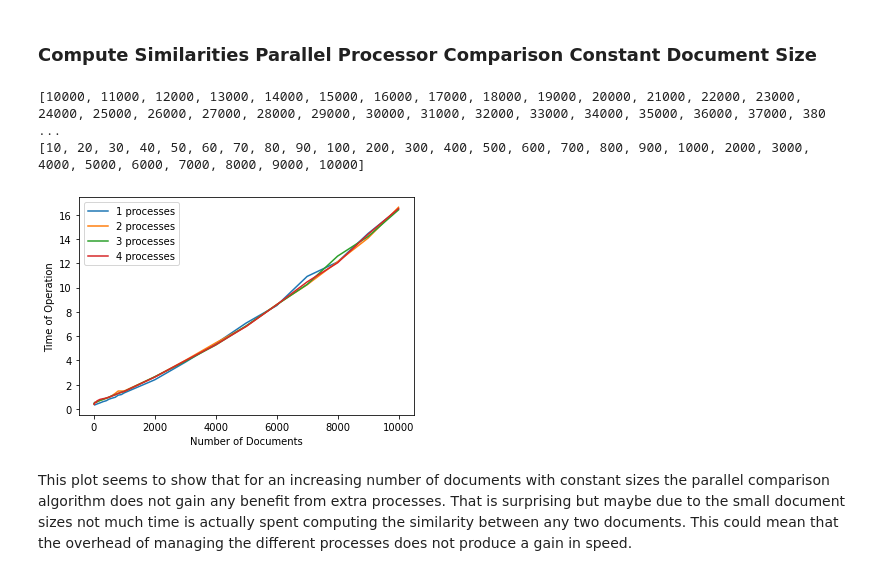
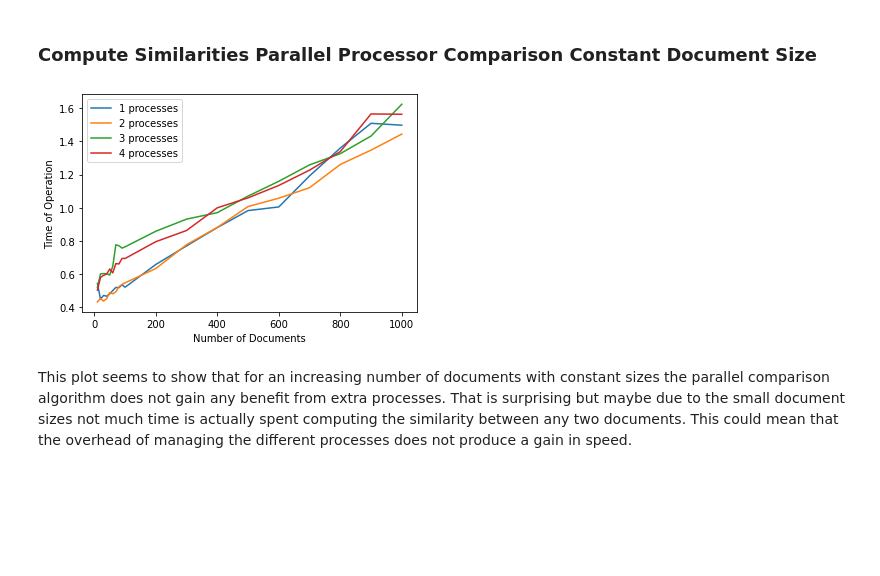
Before and after one commit to hwasc/ADS, a Jupyter notebook: ADS_report.ipynb, the cells around one changed output. Drawn from its saved outputs; the diff is of its cells as text; code cells hidden in the pictures; blank space fills up the shorter version.

```diff
--- a/ADS_report.ipynb
+++ b/ADS_report.ipynb
@@ -1235,40 +1248,34 @@ This plot shows that the parallel implementation of the pair similarity calculat
 # %%
 words = list_of_words_1M
 
-number_of_words_range = power_list(10, 4, 5, 100)
-print(number_of_words_range)
-
-number_of_docs_range = power_list(10, 1, 4, 10)
-print(number_of_docs_range)
+number_of_docs_range = power_list(10, 1, 3, 10)
 
 processor_range = range(1, 5)
 
 #For a varying number of documents with fixed size time how long it takes to compute
 #Jaccard similarity for all pairs of documents for parallel version algorithm using
 #different numbers of processes
 for x in processor_range:
     number_of_docs = []
     times = []
     for i in number_of_docs_range:
         docs = []
         for j in range(i):
-            docs.append(' '.join(choose_n_words(words, 200)))
+            docs.append(' '.join(choose_n_words(words, 200, True)))
 
         results = timeit(compute_similarities_parallel, docs, "jaccard_similarity", map_processes=x, repeats=1)
 
         times.append(results[1])
         number_of_docs.append(i)
 
     plt.plot(number_of_docs, times, label=str(x) + " processes")
 
 plt.ylabel("Time of Operation")
 plt.xlabel("Number of Documents")
 plt.legend()
 plt.show()
 # %% [output]
-[10000, 11000, 12000, 13000, 14000, 15000, 16000, 17000, 18000, 19000, 20000, 21000, 22000, 23000, 24000, 25000, 26000, 27000, 28000, 29000, 30000, 31000, 32000, 33000, 34000, 35000, 36000, 37000, 380 ...
-[10, 20, 30, 40, 50, 60, 70, 80, 90, 100, 200, 300, 400, 500, 600, 700, 800, 900, 1000, 2000, 3000, 4000, 5000, 6000, 7000, 8000, 9000, 10000]
-[figure, old version]
+[figure, new version]
 # %% [markdown]
 This plot seems to show that for an increasing number of documents with constant sizes the parallel comparison algorithm does not gain any benefit from extra processes. That is surprising but maybe due to the small document sizes not much time is actually spent computing the similarity between any two documents. This could mean that the overhead of managing the different processes does not produce a gain in speed.
 # %% [markdown]
```
Also changed, not shown: parts of 33 cells of this notebook.
